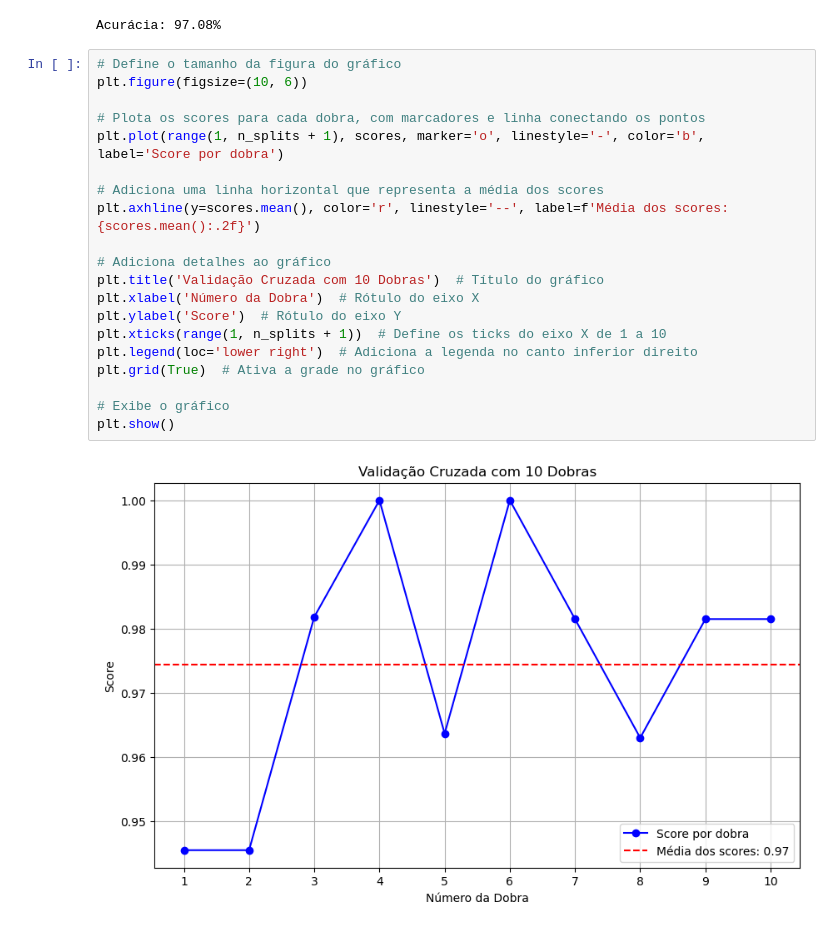
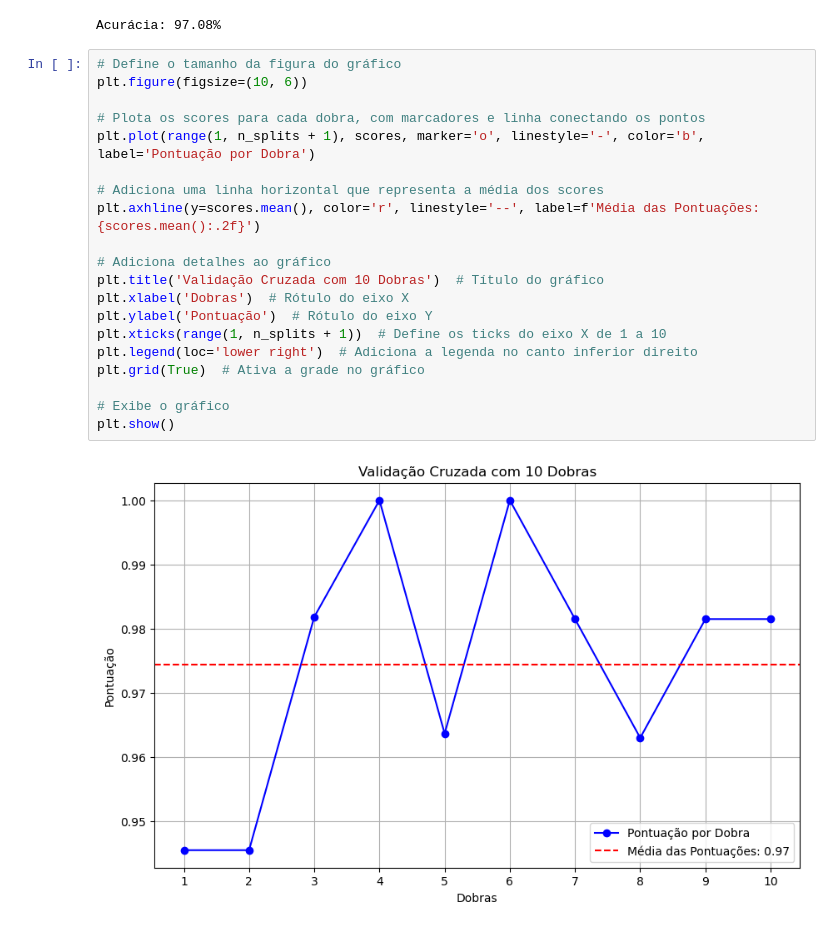
Before and after one commit to GabCosNev/Projetos, a Jupyter notebook: Previsão de Câncer de Mama/K-NN_bc.ipynb, the cells around one changed output. Drawn from its saved outputs; the diff is of its cells as text.

```diff
--- a/Previsão de Câncer de Mama/K-NN_bc.ipynb
+++ b/Previsão de Câncer de Mama/K-NN_bc.ipynb
@@ -123,22 +123,22 @@ Acurácia: 97.08%
 # %%
 # Define o tamanho da figura do gráfico
 plt.figure(figsize=(10, 6))
 
 # Plota os scores para cada dobra, com marcadores e linha conectando os pontos
-plt.plot(range(1, n_splits + 1), scores, marker='o', linestyle='-', color='b', label='Score por dobra')
+plt.plot(range(1, n_splits + 1), scores, marker='o', linestyle='-', color='b', label='Pontuação por Dobra')
 
 # Adiciona uma linha horizontal que representa a média dos scores
-plt.axhline(y=scores.mean(), color='r', linestyle='--', label=f'Média dos scores: {scores.mean():.2f}')
+plt.axhline(y=scores.mean(), color='r', linestyle='--', label=f'Média das Pontuações: {scores.mean():.2f}')
 
 # Adiciona detalhes ao gráfico
 plt.title('Validação Cruzada com 10 Dobras')  # Título do gráfico
-plt.xlabel('Número da Dobra')  # Rótulo do eixo X
-plt.ylabel('Score')  # Rótulo do eixo Y
+plt.xlabel('Dobras')  # Rótulo do eixo X
+plt.ylabel('Pontuação')  # Rótulo do eixo Y
 plt.xticks(range(1, n_splits + 1))  # Define os ticks do eixo X de 1 a 10
 plt.legend(loc='lower right')  # Adiciona a legenda no canto inferior direito
 plt.grid(True)  # Ativa a grade no gráfico
 
 # Exibe o gráfico
 plt.show()
 # %% [output]
-[figure, old version]
+[figure, new version]
```
